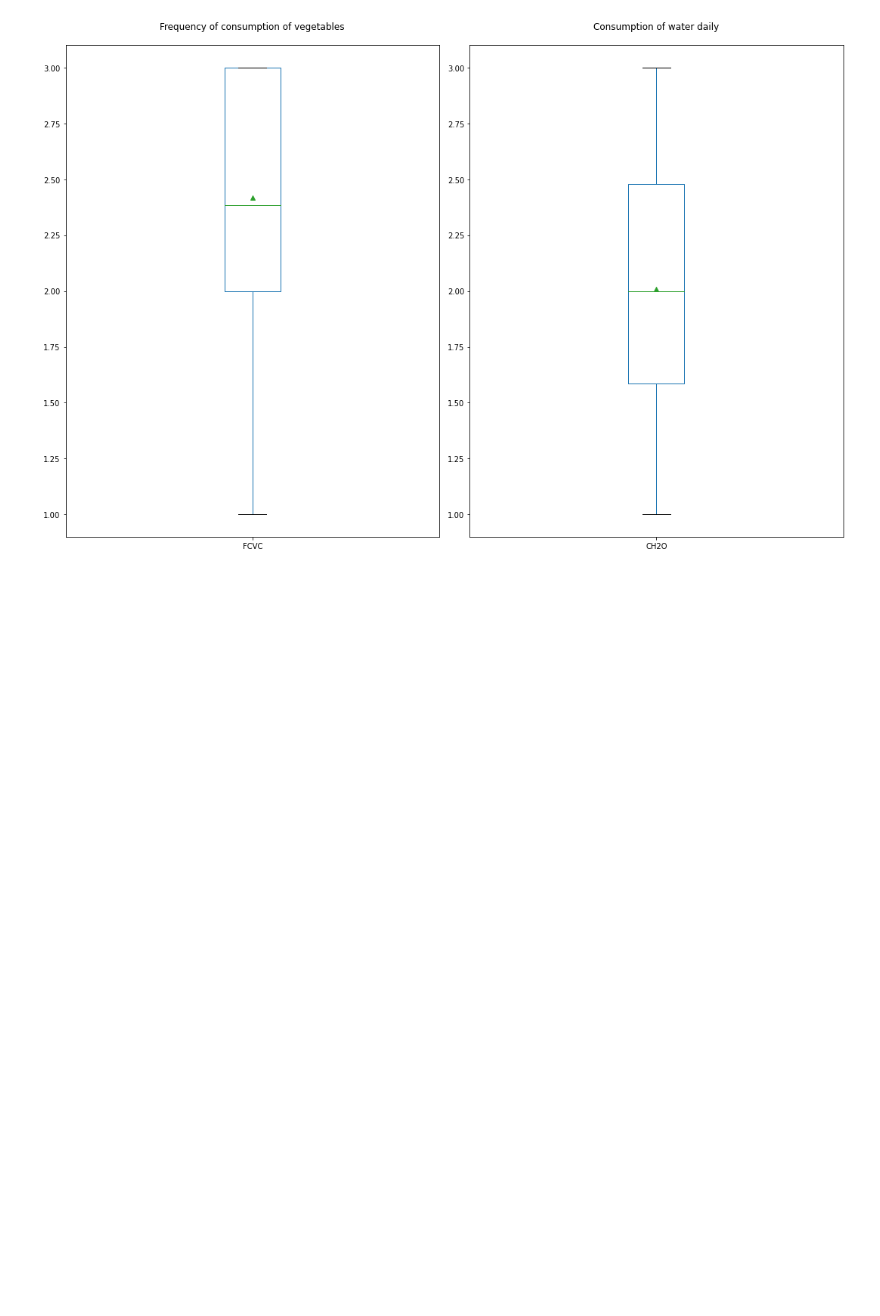
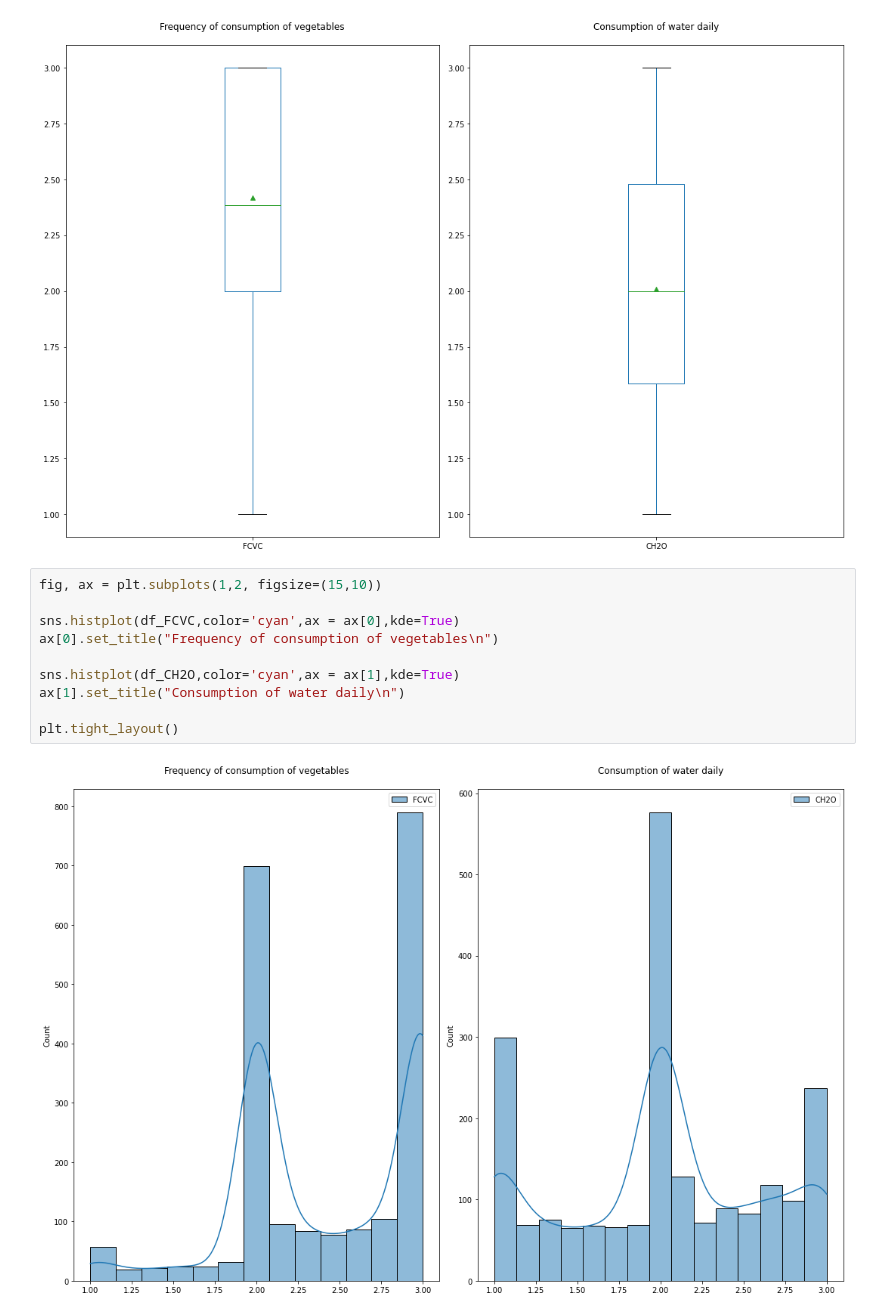
Before and after one commit to Leodespt/Projet_Python, a Jupyter notebook: Projet_Groupes.ipynb, the cells around one changed output. Drawn from its saved outputs; the diff is of its cells as text; blank space fills up the shorter version.

```diff
--- a/Projet_Groupes.ipynb
+++ b/Projet_Groupes.ipynb
@@ -107,3 +110,15 @@ ax[0].set_title('Frequency of consumption of vegetables\n')
 plt.tight_layout()
 # %% [output]
 [figure]
+# %%
+fig, ax = plt.subplots(1,2, figsize=(15,10))
+
+sns.histplot(df_FCVC,color='cyan',ax = ax[0],kde=True)
+ax[0].set_title("Frequency of consumption of vegetables\n")
+
+sns.histplot(df_CH2O,color='cyan',ax = ax[1],kde=True)
+ax[1].set_title("Consumption of water daily\n")
+
+plt.tight_layout()
+# %% [output]
+[figure, added]
```
Also changed, not shown: parts of 24 cells of this notebook.
